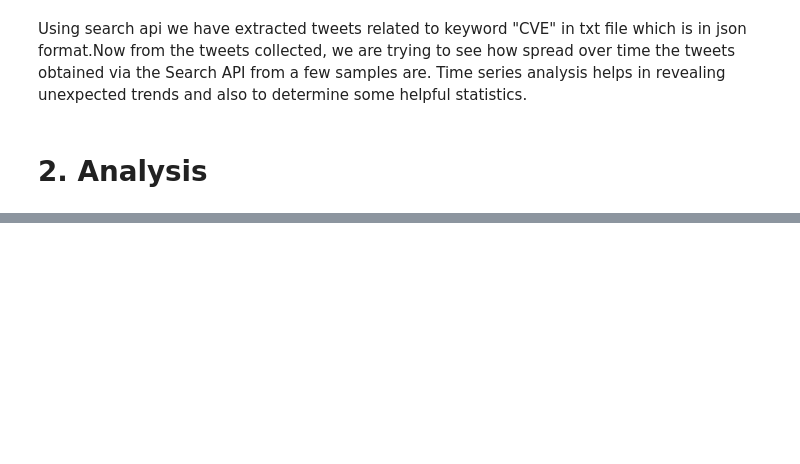
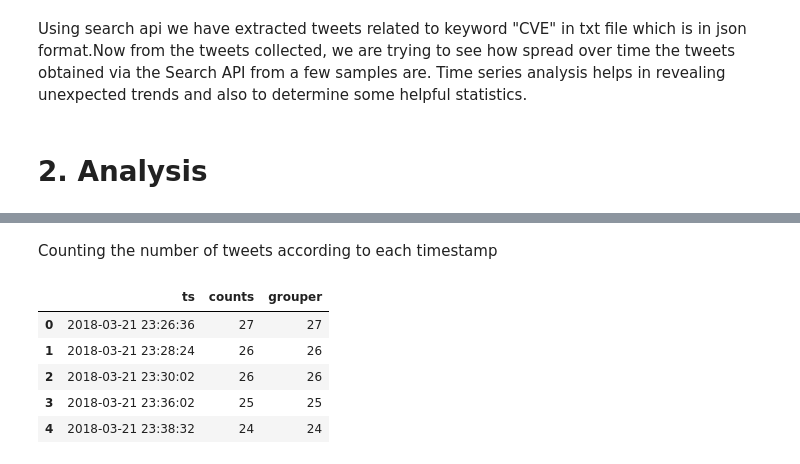
Before and after one commit to sailuh/perceive, a Jupyter notebook: Crawlers/Twitter/cve_twitter_analysis.ipynb, the cells around one changed output, grey strips where cells are left out. Saved outputs shown, nothing was run; the diff lists cells and outputs as text; code cells hidden in the pictures; blank space fills up the shorter version.

```diff
--- a/Crawlers/Twitter/cve_twitter_analysis.ipynb
+++ b/Crawlers/Twitter/cve_twitter_analysis.ipynb
@@ -92 +104,13 @@ plt.show()
+# %% [markdown]
+Counting the number of tweets according to each timestamp
+# %%
+timestamp=v.groupby('ts',as_index=False).count()
+timestamp.head()
+# %% [output]
+|  | ts | counts | grouper |
+| 0 | 2018-03-21 23:26:36 | 27 | 27 |
+| 1 | 2018-03-21 23:28:24 | 26 | 26 |
+| 2 | 2018-03-21 23:30:02 | 26 | 26 |
+| 3 | 2018-03-21 23:36:02 | 25 | 25 |
+| 4 | 2018-03-21 23:38:32 | 24 | 24 |
 # %% [markdown]
```
Also changed, not shown: parts of 20 cells of this notebook.
